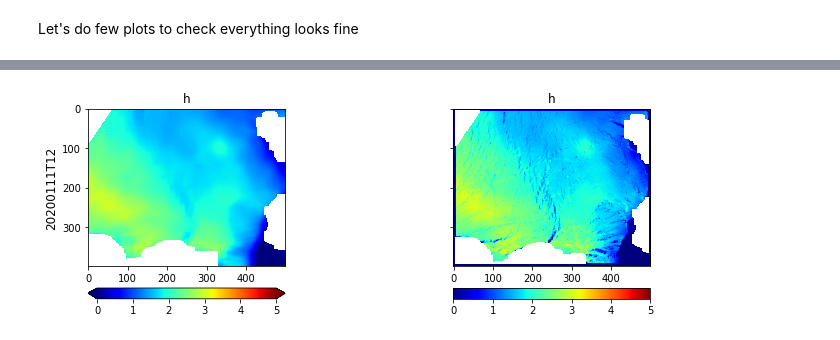
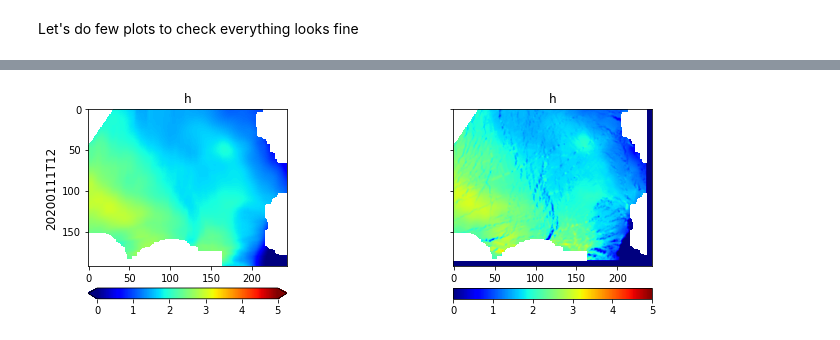
Before and after one commit to nansencenter/SID-NN, a Jupyter notebook: read-data.ipynb, the cells around one changed output, grey strips where cells are left out. Saved outputs shown, nothing was run; the diff lists cells and outputs as text; code cells hidden in the pictures.

```diff
--- a/read-data.ipynb
+++ b/read-data.ipynb
@@ -264,7 +287,10 @@ else: # Compute the fulle dataset
         sample = np.load(os.path.join(datadir,lfiles[i]))
 
         # Extract the target (default:damage) and normalize it (if scale is False, norm is identity)
-        target[i,:,:] = norm(sample[targetname])
+        xx = sample[targetname]
+        if smooth_output:
+            xx = conv2d(xx, smooth_output)
+        target[i,:,:] = norm(xx)
 
         # Loop over the features
         for ic,c in enumerate(allcols):
@@ -407,7 +433,7 @@ We arbitrarly chose 4 samples to plot
 iplot = [0,11,100,400]
 
 #Feature to plot
-icol = 7
+icol = 2
 print(f'Feature to plot: {colnames[icol]}')
 
 #Put the values in dedicated variables to be plotted
@@ -550,7 +576,7 @@ else:
     ntrain = X2.shape[0]
 
     # Extract tiles for input features
-    Xtrain, ytrain, mask_train = stack_training(X2.astype(np.float32), y2.astype(np.float32), mask_in2, mask_all2, dsize=dsize, strides=strides)
+    Xtrain, ytrain, mask_train = stack_training(X2.astype(np.float32), y2.astype(np.float32), mask_in2, mask_all2, dsize=dsize, strides=strides, subd=subd)
 
     # Save the training set
     np.savez(os.path.join(traindir,'train.npz'),Xtrain=Xtrain, ytrain=ytrain, mask_train=mask_train, shape_original=(ntrain,ny,nx))
@@ -609,7 +635,7 @@ else:
     ntest = X2.shape[0]
 
     # The strides is equal to 1 to have an entire image
-    Xtest, ytest, mask_test = stack_training(X2, y2, mask_in2, mask_in2, dsize=dsize, strides=1)
+    Xtest, ytest, mask_test = stack_training(X2, y2, mask_in2, mask_in2, dsize=dsize, strides=strides_test, subd=subd)
 
     # Save the test set
     np.savez(os.path.join(traindir,'test.npz'),Xtest=Xtest, ytest=ytest, mask_test=mask_test, shape_original=(ntest,ny,nx))
@@ -647,28 +673,31 @@ elif targetname=='h':
 # %%
 # Reconstruct test image (sanity check)
-X2, y2 = unstack_training(Xtest, ytest, mask_test, ny=ny, nx=nx, strides=1)
+X2, y2 = unstack_training(Xtest, ytest, mask_test, ny=ny, nx=nx, strides=strides_test, subd=subd, squeezey=True)
 if targetname=='d':
     ic =0
 elif targetname=='h':
     ic = colnames.index('h')
 
 fig, ax = plt.subplots(nrows=1, ncols=2,sharex='all', sharey='all', figsize=(12,3))
 fig.subplots_adjust(bottom=0.15)
 c = dict()
 vmin, vmax = lims[colnames[ic]]
-c[0] = ax[0].imshow(X2[0,...,ic],vmin=vmin, vmax=vmax, cmap='jet')
+c[0] = ax[0].imshow(X2[0,::subd,::subd,ic],vmin=vmin, vmax=vmax, cmap='jet')
 vmin, vmax = lims[targetname]
 c[1] = ax[1].imshow(denorm(y2.squeeze()), vmin=vmin,vmax=vmax,cmap='jet')
+#ax[0].set_xlim((100,200))
+#ax[0].set_ylim((30,70))
+
 ax[0].set_ylabel(lfiles[itest][6:17])
 ax[0].set_title(colnames[ic]);
 ax[1].set_title(targetname);
 cbar_ax = dict()
 lextend = ['both','neither']
 for i in range(2):
     pos = ax[i].get_position()
     left = pos.extents[0]
     width = pos.extents[2] - pos.extents[0]
     cbar_ax[i] = fig.add_axes([left, 0., width, 0.05])
     fig.colorbar(c[i], cax=cbar_ax[i], orientation='horizontal', extend=lextend[i])
 # %% [output]
-[figure, old version]
+[figure, new version]
```
Also changed, not shown: parts of 16 cells of this notebook, 4 other files.
